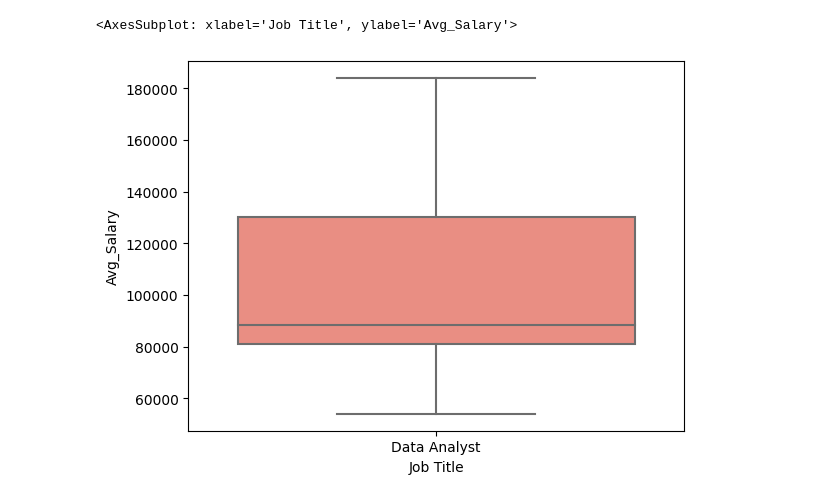
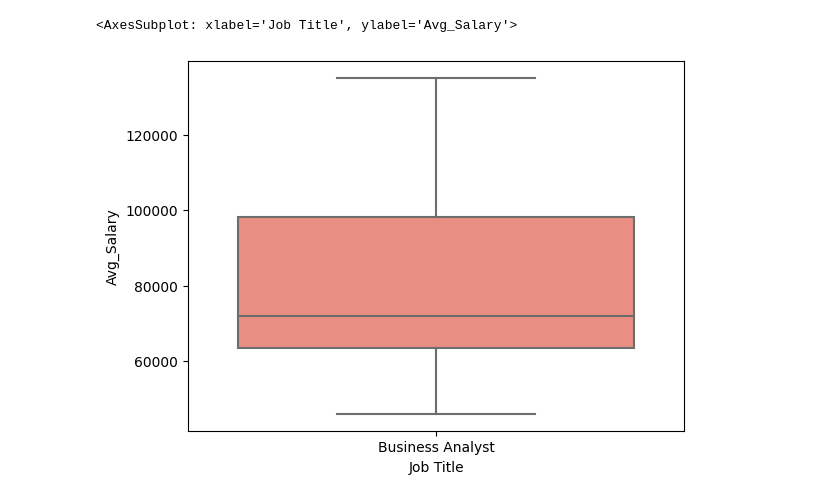
Before and after one commit to tsbarry/The_Job_Market, a Jupyter notebook: edaa.ipynb, the cells around one changed output. Drawn from its saved outputs; the diff is of its cells as text; code cells hidden in the pictures.

```diff
--- a/edaa.ipynb
+++ b/edaa.ipynb
@@ -213,6 +171,6 @@ sns.scatterplot(data=df, y="Avg_Salary", x="Rating", color= "#FF69B4")
 # %%
-df2= df[df['Job Title']=='Data Analyst']
+df2= df[df['Job Title']=='Business Analyst']
 sns.boxplot(x= 'Job Title', y= 'Avg_Salary', data= df2, showfliers=False, color = 'salmon')
 # %% [output]
 <AxesSubplot: xlabel='Job Title', ylabel='Avg_Salary'>
-[figure, old version]
+[figure, new version]
```
Also changed, not shown: parts of 16 cells of this notebook, 5 other files.
